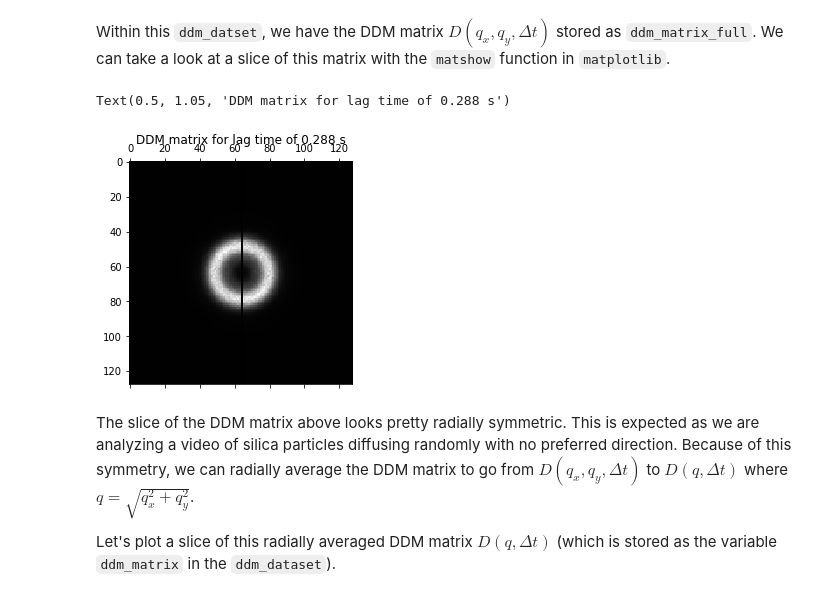
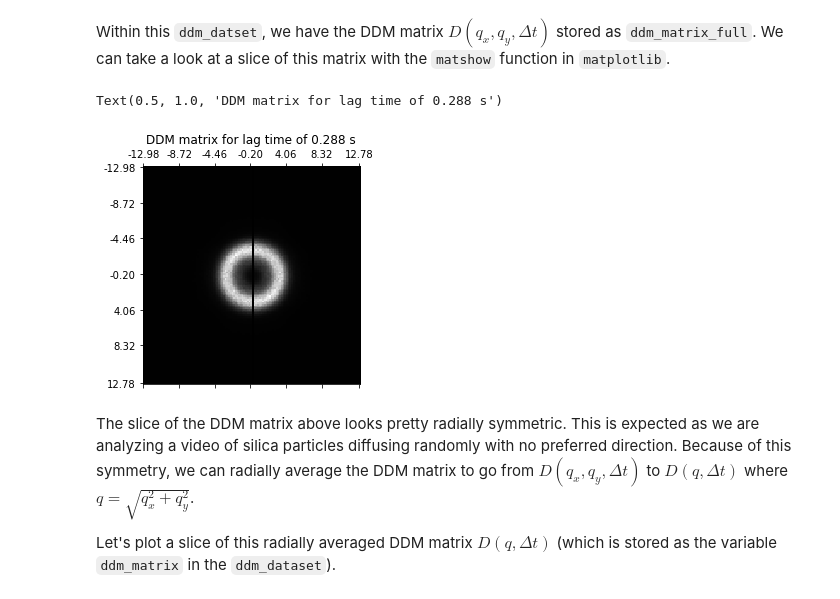
Before and after one commit to rmcgorty/PyDDM, a Jupyter notebook: Examples/DDM - Walkthrough - Diffusing Silica Beads - More in-depth.ipynb, the cells around one changed output. Drawn from its saved outputs; the diff is of its cells as text; code cells hidden in the pictures.

```diff
--- a/Examples/DDM - Walkthrough - Diffusing Silica Beads - More in-depth.ipynb
+++ b/Examples/DDM - Walkthrough - Diffusing Silica Beads - More in-depth.ipynb
@@ -99,12 +114,23 @@ Notice the data variables:
 # %% [markdown]
 Within this `ddm_datset`, we have the DDM matrix $D(q_x, q_y, \Delta t)$ stored as `ddm_matrix_full`. We can take a look at a slice of this matrix with the `matshow` function in `matplotlib`.
-# %%
-lagtime_for_ddmmatrix = 10
-plt.matshow(ddm_calc.ddm_dataset.ddm_matrix_full[lagtime_for_ddmmatrix], cmap='gray')
-plt.title("DDM matrix for lag time of %.3f s" % ddm_calc.ddm_dataset.lagtime[10])
-# %% [output]
-Text(0.5, 1.05, 'DDM matrix for lag time of 0.288 s')
-[figure, removed]
+# %%
+lagtime_for_ddmmatrix = 10
+fig,ax = plt.subplots()
+plt.matshow(ddm_calc.ddm_dataset.ddm_matrix_full[lagtime_for_ddmmatrix], fignum=0, cmap='gray')
+
+#Setting up the ticks and tick labels so that they match q_x and q_y
+ticks = np.linspace(0,ddm_calc.ddm_dataset.ddm_matrix_full.shape[1]-1,7,dtype=int)
+ticklabelsx = ["{:4.2f}".format(i) for i in ddm_calc.ddm_dataset.q_x[ticks].values]
+ticklabelsy = ["{:4.2f}".format(i) for i in ddm_calc.ddm_dataset.q_y[ticks].values]
+ax.set_xticks(ticks)
+ax.set_xticklabels(ticklabelsx)
+ax.set_yticks(ticks)
+ax.set_yticklabels(ticklabelsy)
+
+plt.title("DDM matrix for lag time of %.3f s" % ddm_calc.ddm_dataset.lagtime[10])
+# %% [output]
+Text(0.5, 1.0, 'DDM matrix for lag time of 0.288 s')
+[figure, added]
 # %% [markdown]
 The slice of the DDM matrix above looks pretty radially symmetric. This is expected as we are analyzing a video of silica particles diffusing randomly with no preferred direction. Because of this symmetry, we can radially average the DDM matrix to go from $D(q_x, q_y, \Delta t)$ to $D(q, \Delta t)$ where $q = \sqrt{q_x^2 + q_y^2}$.
 
```
Also changed, not shown: parts of 31 cells of this notebook.
